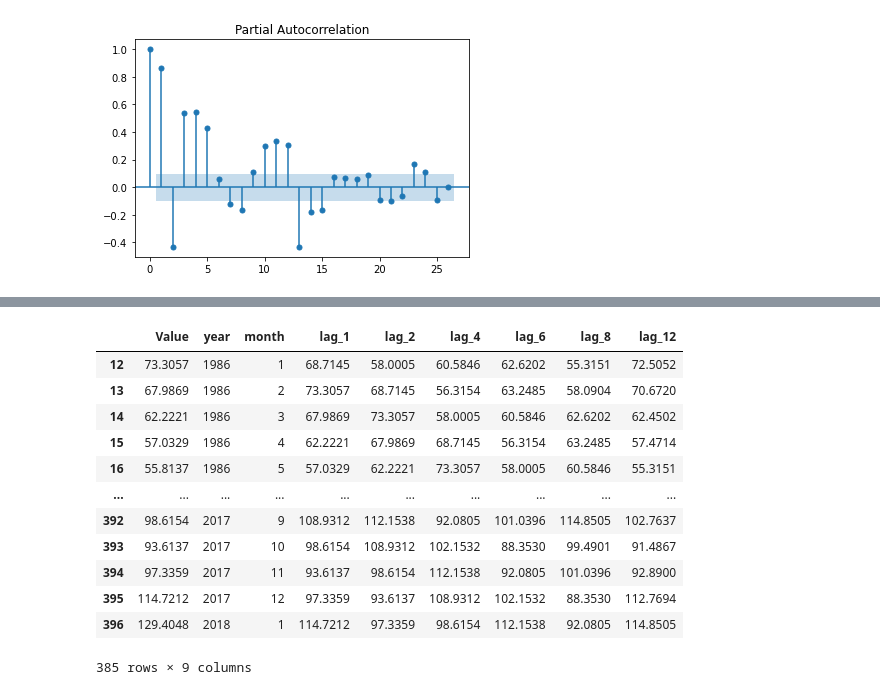
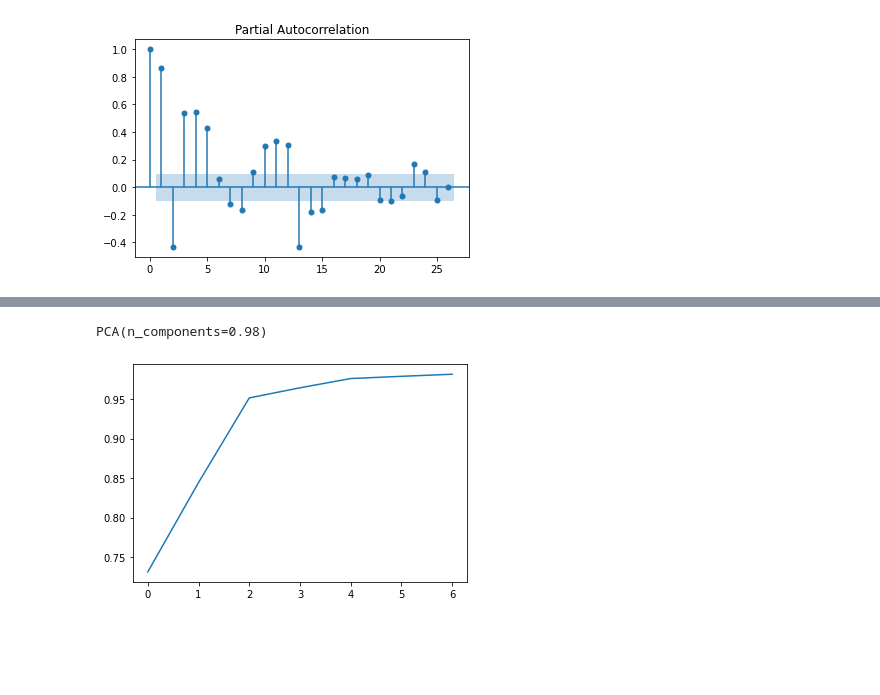
Before and after one commit to BorisBorisov33/Machine-Learning-Softuni, a Jupyter notebook: intro_to_timeseries/main_notebook.ipynb, the cells around one changed output, grey strips where cells are left out. Cells and saved outputs as stored; diff of their text form; code cells hidden in the pictures; blank space fills up the shorter version.

```diff
--- a/intro_to_timeseries/main_notebook.ipynb
+++ b/intro_to_timeseries/main_notebook.ipynb
@@ -208,22 +193,6 @@ electricity
 # %%
 # remove the nan values
 electricity = electricity.dropna()
-# %%
-electricity
-# %% [output]
-|  | Value | year | month | lag_1 | lag_2 | lag_4 | lag_6 | lag_8 | lag_12 |
-| 12 | 73.3057 | 1986 | 1 | 68.7145 | 58.0005 | 60.5846 | 62.6202 | 55.3151 | 72.5052 |
-| 13 | 67.9869 | 1986 | 2 | 73.3057 | 68.7145 | 56.3154 | 63.2485 | 58.0904 | 70.6720 |
-| 14 | 62.2221 | 1986 | 3 | 67.9869 | 73.3057 | 58.0005 | 60.5846 | 62.6202 | 62.4502 |
-| 15 | 57.0329 | 1986 | 4 | 62.2221 | 67.9869 | 68.7145 | 56.3154 | 63.2485 | 57.4714 |
-| 16 | 55.8137 | 1986 | 5 | 57.0329 | 62.2221 | 73.3057 | 58.0005 | 60.5846 | 55.3151 |
-| ... | ... | ... | ... | ... | ... | ... | ... | ... | ... |
-| 392 | 98.6154 | 2017 | 9 | 108.9312 | 112.1538 | 92.0805 | 101.0396 | 114.8505 | 102.7637 |
-| 393 | 93.6137 | 2017 | 10 | 98.6154 | 108.9312 | 102.1532 | 88.3530 | 99.4901 | 91.4867 |
-| 394 | 97.3359 | 2017 | 11 | 93.6137 | 98.6154 | 112.1538 | 92.0805 | 101.0396 | 92.8900 |
-| 395 | 114.7212 | 2017 | 12 | 97.3359 | 93.6137 | 108.9312 | 102.1532 | 88.3530 | 112.7694 |
-| 396 | 129.4048 | 2018 | 1 | 114.7212 | 97.3359 | 98.6154 | 112.1538 | 92.0805 | 114.8505 |
-385 rows × 9 columns
 # %%
 target = electricity.Value
 attributes = electricity.drop(columns = ['Value'])
@@ -231,2 +202,11 @@ attributes_train,attributes_test, targets_train,targets_test = train_test_split(
+# %%
+pca.fit(attributes_train)
+# %% [output]
+PCA(n_components=0.98)
+# %%
+plt.plot(np.cumsum(pca.explained_variance_ratio_))
+plt.show()
+# %% [output]
+[figure, added]
 # %%
 linear_ar_model = Ridge(
```
Also changed, not shown: parts of 20 cells of this notebook.
